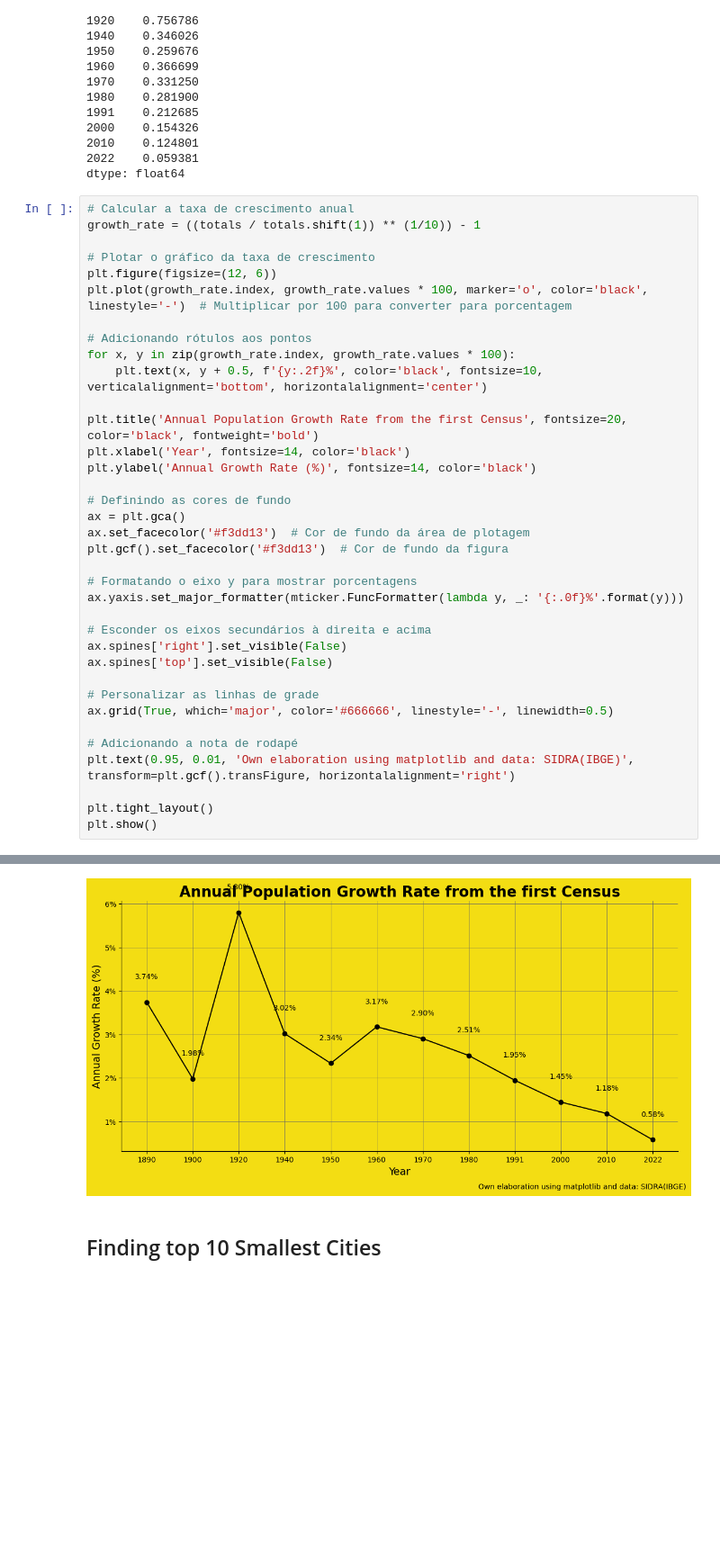
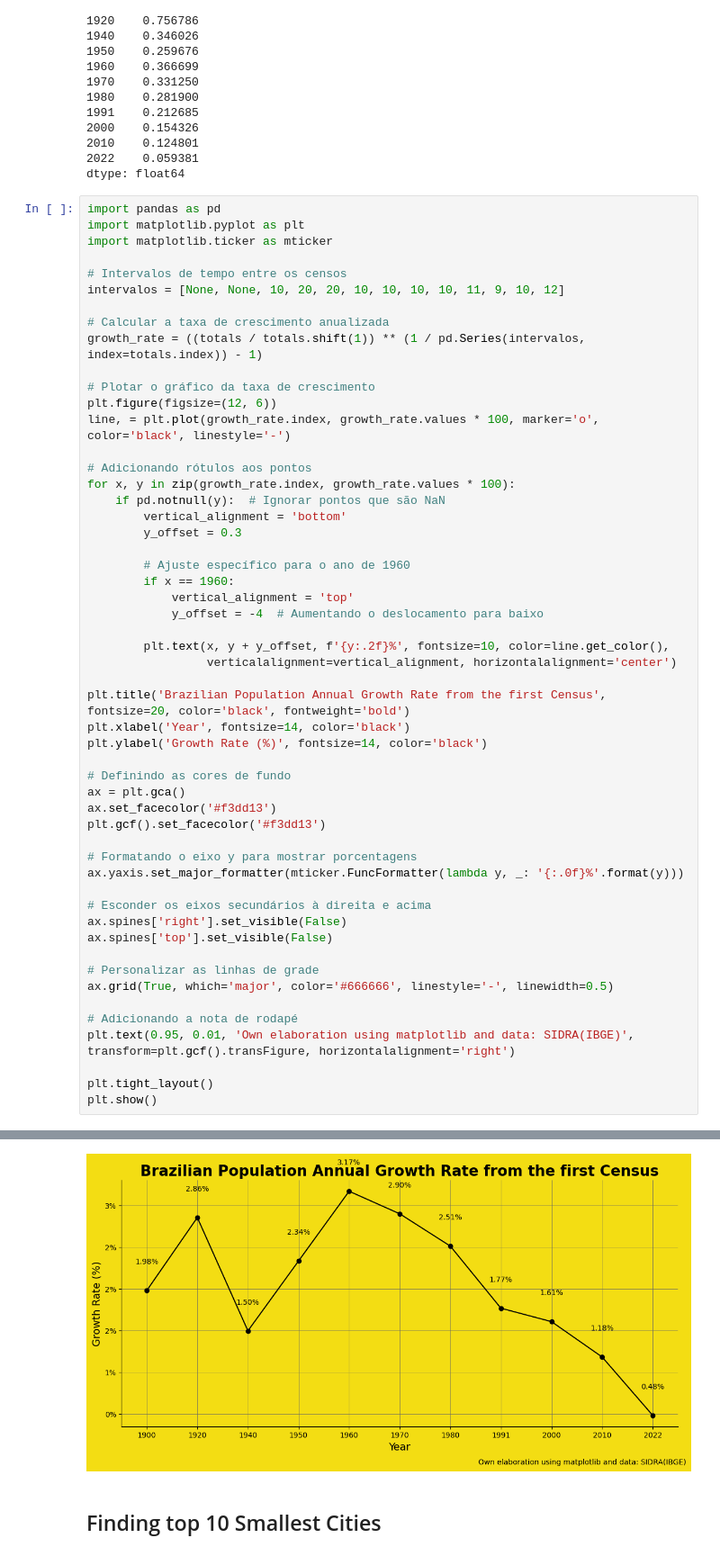
Before and after one commit to jlfenerich/project.censo-dataviz, a Jupyter notebook: notebooks/Demographic_analysis.ipynb, the cells around one changed output, grey strips where cells are left out. Shown: that part at 90% size. Drawn from its saved outputs; the diff is of its cells as text; blank space fills up the shorter version.

```diff
--- a/notebooks/Demographic_analysis.ipynb
+++ b/notebooks/Demographic_analysis.ipynb
@@ -335,25 +335,42 @@ print(growth_rate)
 2022    0.059381
 dtype: float64
 # %%
-# Calcular a taxa de crescimento anual
-growth_rate = ((totals / totals.shift(1)) ** (1/10)) - 1
+import pandas as pd
+import matplotlib.pyplot as plt
+import matplotlib.ticker as mticker
+
+# Intervalos de tempo entre os censos
+intervalos = [None, None, 10, 20, 20, 10, 10, 10, 10, 11, 9, 10, 12]
+
+# Calcular a taxa de crescimento anualizada
+growth_rate = ((totals / totals.shift(1)) ** (1 / pd.Series(intervalos, index=totals.index)) - 1)
 
 # Plotar o gráfico da taxa de crescimento
 plt.figure(figsize=(12, 6))
-plt.plot(growth_rate.index, growth_rate.values * 100, marker='o', color='black', linestyle='-')  # Multiplicar por 100 para converter para porcentagem
+line, = plt.plot(growth_rate.index, growth_rate.values * 100, marker='o', color='black', linestyle='-')
 
 # Adicionando rótulos aos pontos
 for x, y in zip(growth_rate.index, growth_rate.values * 100):
-    plt.text(x, y + 0.5, f'{y:.2f}%', color='black', fontsize=10, verticalalignment='bottom', horizontalalignment='center')
+    if pd.notnull(y):  # Ignorar pontos que são NaN
+        vertical_alignment = 'bottom'
+        y_offset = 0.3
 
-plt.title('Annual Population Growth Rate from the first Census', fontsize=20, color='black', fontweight='bold')
+        # Ajuste específico para o ano de 1960
+        if x == 1960:
+            vertical_alignment = 'top'
+            y_offset = -4  # Aumentando o deslocamento para baixo
+
+        plt.text(x, y + y_offset, f'{y:.2f}%', fontsize=10, color=line.get_color(),
+                 verticalalignment=vertical_alignment, horizontalalignment='center')
+
+plt.title('Brazilian Population Annual Growth Rate from the first Census', fontsize=20, color='black', fontweight='bold')
 plt.xlabel('Year', fontsize=14, color='black')
-plt.ylabel('Annual Growth Rate (%)', fontsize=14, color='black')
+plt.ylabel('Growth Rate (%)', fontsize=14, color='black')
 
 # Definindo as cores de fundo
 ax = plt.gca()
-ax.set_facecolor('#f3dd13')  # Cor de fundo da área de plotagem
-plt.gcf().set_facecolor('#f3dd13')  # Cor de fundo da figura
+ax.set_facecolor('#f3dd13')
+plt.gcf().set_facecolor('#f3dd13')
 
 # Formatando o eixo y para mostrar porcentagens
 ax.yaxis.set_major_formatter(mticker.FuncFormatter(lambda y, _: '{:.0f}%'.format(y)))
@@ -376,4 +391,4 @@ posx and posy should be finite values
-[figure, old version]
+[figure, new version]
 # %% [markdown]
 ## Finding top 10 Smallest Cities
 # %%
```
Also changed, not shown: parts of 1 cell of this notebook.
